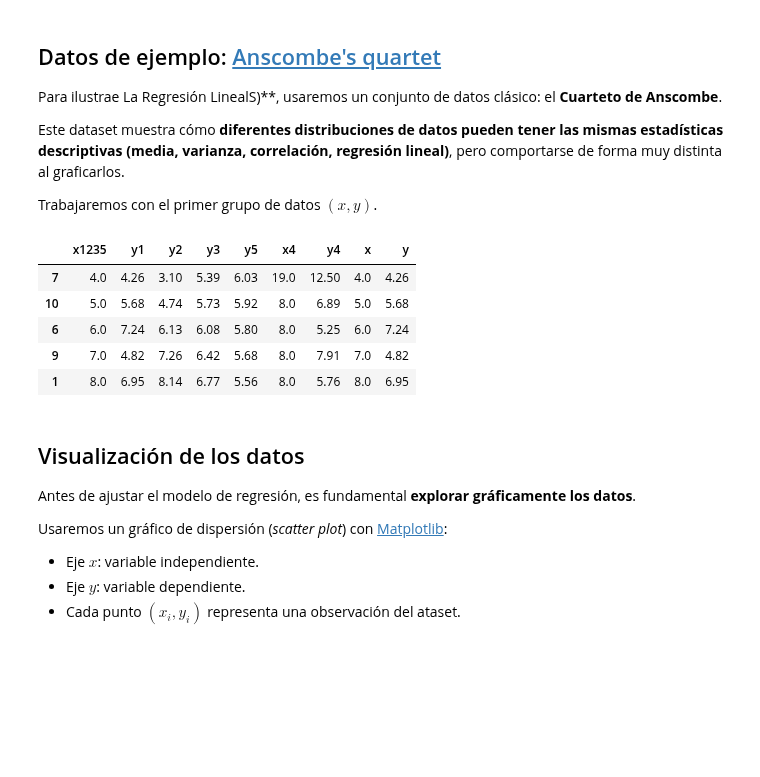
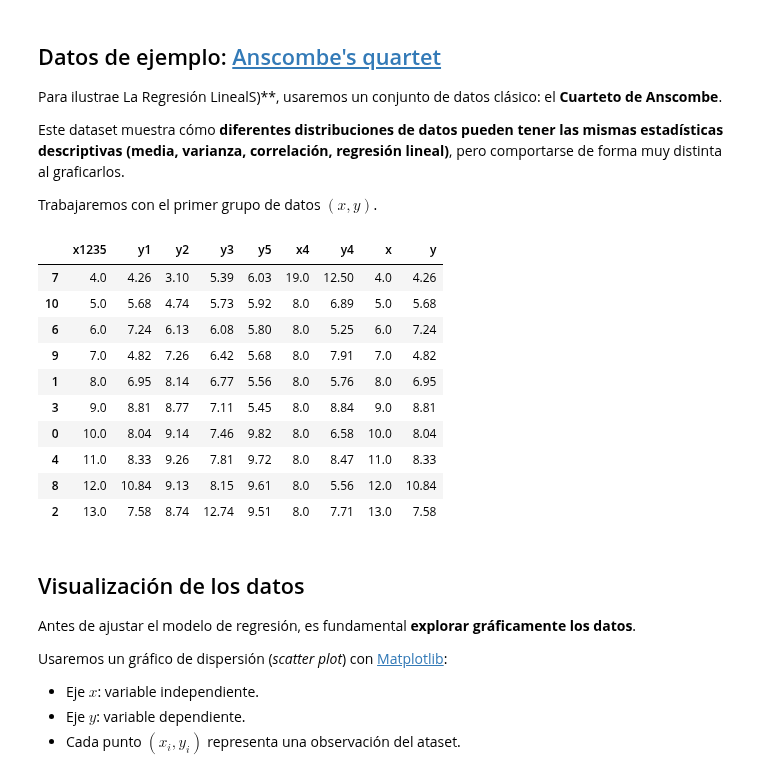
Before and after one commit to Stefan-Trifan/python-ai-workspace, a Jupyter notebook: temario/T2__datos_tabulares/2.1.- Regresión Lineal OLS.ipynb, the cells around one changed output. Drawn from its saved outputs; the diff is of its cells as text; code cells hidden in the pictures; blank space fills up the shorter version.

```diff
--- a/temario/T2__datos_tabulares/2.1_regresión_lineal_ols_.ipynb
+++ b/temario/T2__datos_tabulares/2.1.- Regresión Lineal OLS.ipynb
@@ -28,20 +28,25 @@ Trabajaremos con el primer grupo de datos $(x, y)$.
 # %%
 # Cargar dataset de Anscombe quintet
 url = 'https://raw.githubusercontent.com/Carl-McBride-Ellis/datasets_public/refs/heads/main/Anscombe_quintet_data.csv'
 df = pd.read_csv(url).sort_values(by='x1235', ascending=True)
 
 # Definimos las variables de interés
 df["x"] = df["x1235"]
 df["y"] = df["y1"]
 
-df.head()
+df.head(10)
 # %% [output]
 |  | x1235 | y1 | y2 | y3 | y5 | x4 | y4 | x | y |
 | 7 | 4.0 | 4.26 | 3.10 | 5.39 | 6.03 | 19.0 | 12.50 | 4.0 | 4.26 |
 | 10 | 5.0 | 5.68 | 4.74 | 5.73 | 5.92 | 8.0 | 6.89 | 5.0 | 5.68 |
 | 6 | 6.0 | 7.24 | 6.13 | 6.08 | 5.80 | 8.0 | 5.25 | 6.0 | 7.24 |
 | 9 | 7.0 | 4.82 | 7.26 | 6.42 | 5.68 | 8.0 | 7.91 | 7.0 | 4.82 |
 | 1 | 8.0 | 6.95 | 8.14 | 6.77 | 5.56 | 8.0 | 5.76 | 8.0 | 6.95 |
+| 3 | 9.0 | 8.81 | 8.77 | 7.11 | 5.45 | 8.0 | 8.84 | 9.0 | 8.81 |
+| 0 | 10.0 | 8.04 | 9.14 | 7.46 | 9.82 | 8.0 | 6.58 | 10.0 | 8.04 |
+| 4 | 11.0 | 8.33 | 9.26 | 7.81 | 9.72 | 8.0 | 8.47 | 11.0 | 8.33 |
+| 8 | 12.0 | 10.84 | 9.13 | 8.15 | 9.61 | 8.0 | 5.56 | 12.0 | 10.84 |
+| 2 | 13.0 | 7.58 | 8.74 | 12.74 | 9.51 | 8.0 | 7.71 | 13.0 | 7.58 |
 # %% [markdown]
 ## Visualización de los datos
 
```
Also changed, not shown: 13 other files.
